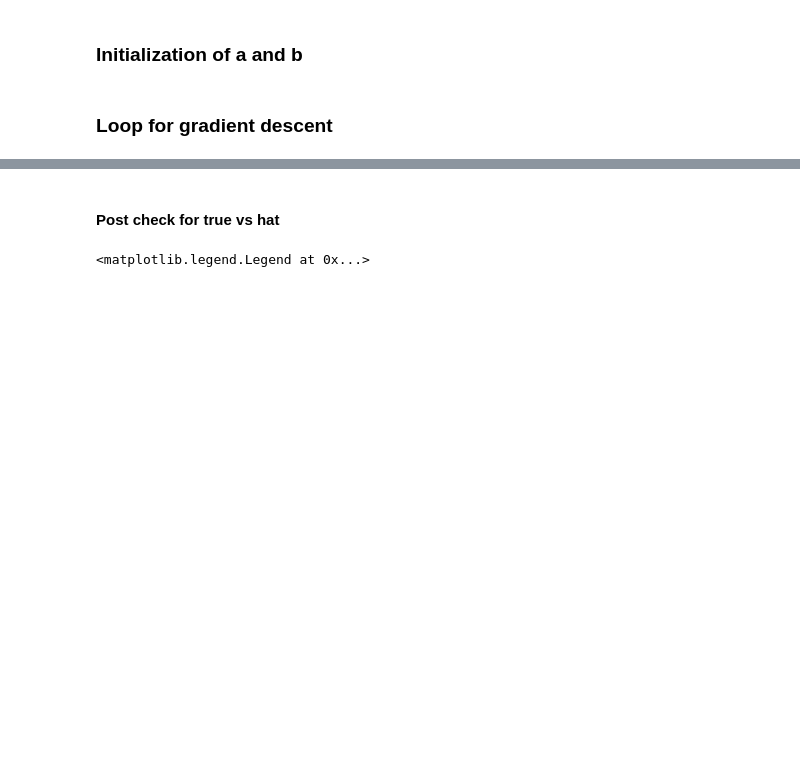
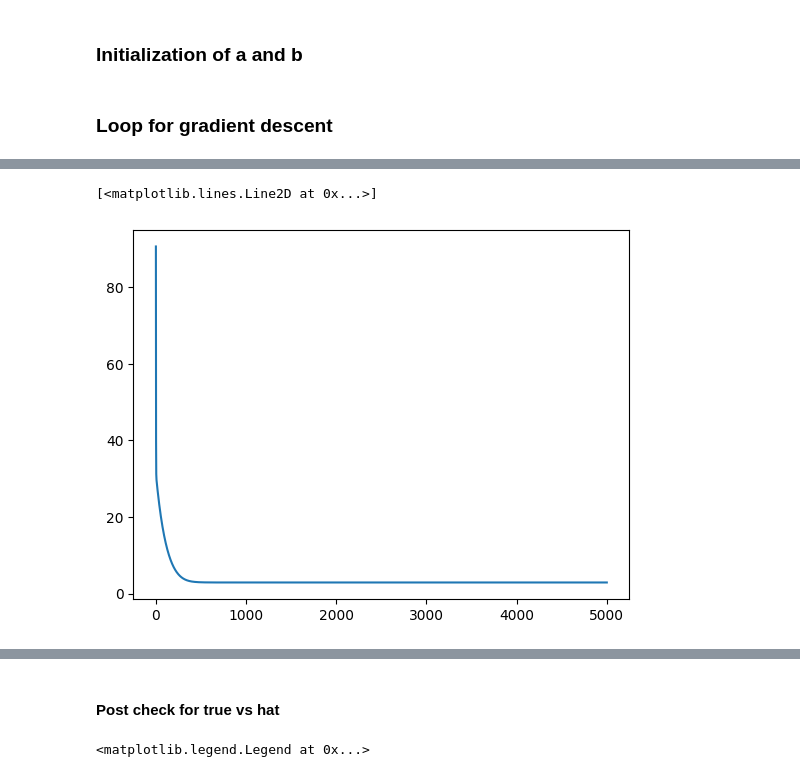
Before and after one commit to JunetaeKim/DeepLearningClass, a Jupyter notebook: Week5/W5_GradientDecsent_simple.ipynb, the cells around one changed output, grey strips where cells are left out. Cells and saved outputs as stored; diff of their text form; code cells hidden in the pictures; blank space fills up the shorter version.

```diff
--- a/Week5/W5_GradientDecsent_simple.ipynb
+++ b/Week5/W5_GradientDecsent_simple.ipynb
@@ -79,0 +80,5 @@ for i in range(epochs):
+# %%
+plt.plot(List_RMSE)
+# %% [output]
+[<matplotlib.lines.Line2D at 0x...>]
+[figure, added]
```
Also changed, not shown: parts of 9 cells of this notebook.
